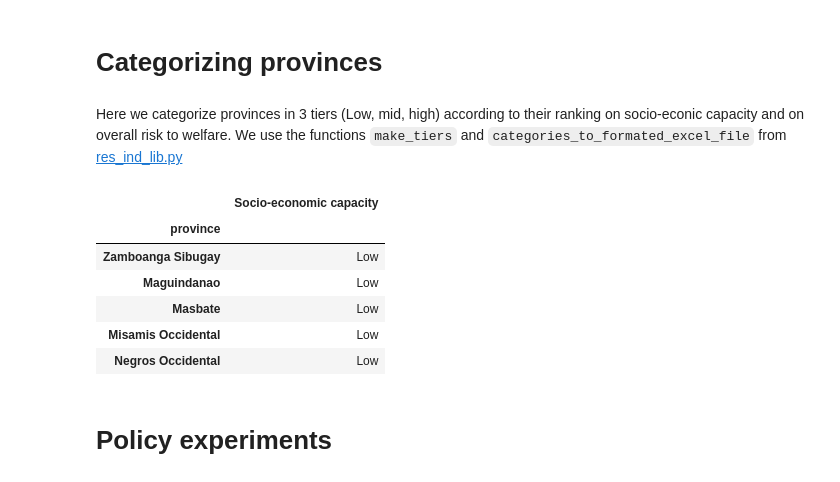
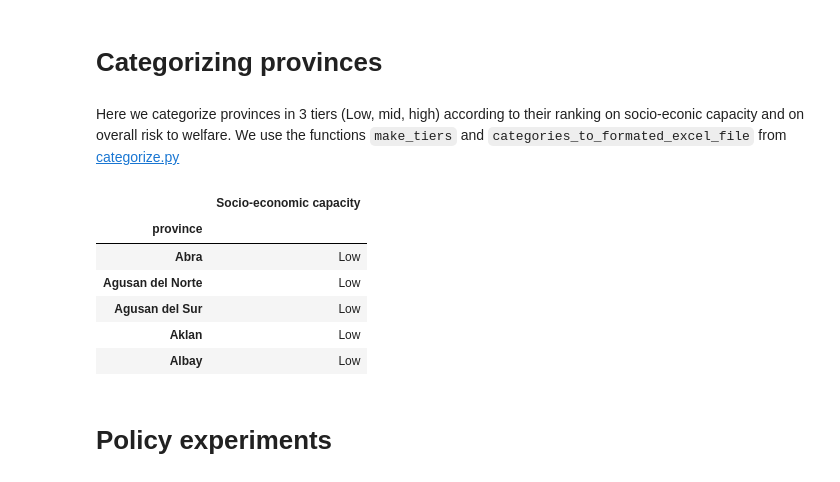
Before and after one commit to adrivsh/resilience_indicator_phl, a Jupyter notebook: socio_economic_capacity.ipynb, the cells around one changed output. Cells and saved outputs as stored; diff of their text form; code cells hidden in the pictures.

```diff
--- a/socio_economic_capacity.ipynb
+++ b/socio_economic_capacity.ipynb
@@ -265,19 +268,18 @@ Socio-economic capacity averages 63% across our sample, ranging from 23% to 197%
 # %% [markdown]
 # Categorizing provinces
 # %% [markdown]
-Here we categorize provinces in 3 tiers (Low, mid, high) according to their ranking on socio-econic capacity and on overall risk to welfare. We use the functions `make_tiers` and `categories_to_formated_excel_file` from [res_ind_lib.py](res_ind_lib.py)
+Here we categorize provinces in 3 tiers (Low, mid, high) according to their ranking on socio-econic capacity and on overall risk to welfare. We use the functions `make_tiers` and `categories_to_formated_excel_file` from [categorize.py](categorize.py)
 # %%
 from categorize import *
 # %%
-categories = pd.DataFrame([make_tiers(df_with_results.resilience)
-                           ]).T.dropna()
-
-categories.rename(columns=description).head()
+se_cateroy = pd.DataFrame(pd.cut(df_with_results["resilience"],[0,0.8,1.2,100], labels=["Low", "Mid", "High"])).rename(
+    columns=description)
+se_cateroy.head()
 # %% [output]
 |  | Socio-economic capacity |
 | province |  |
-| Zamboanga Sibugay | Low |
-| Maguindanao | Low |
-| Masbate | Low |
-| Misamis Occidental | Low |
-| Negros Occidental | Low |
+| Abra | Low |
+| Agusan del Norte | Low |
+| Agusan del Sur | Low |
+| Aklan | Low |
+| Albay | Low |
```
Also changed, not shown: parts of 2 cells of this notebook, 3 other files.
